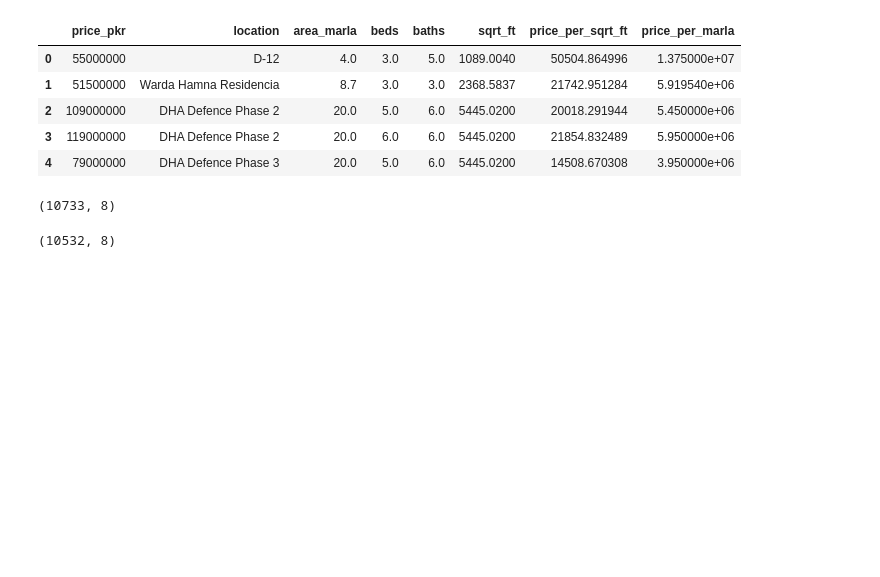
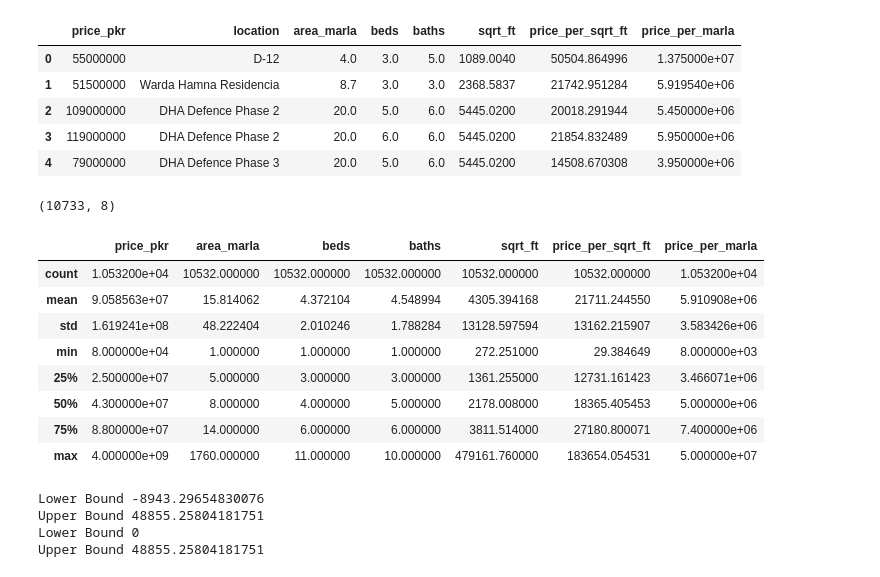
Before and after one commit to aliturab99/Islamabad_House_price_prediction_ML_Project, a Jupyter notebook: Zameen_com_Islamabad_Properties_Data_Science_Project.ipynb, the cells around one changed output. Cells and saved outputs as stored; diff of their text form; code cells hidden in the pictures; blank space fills up the shorter version.

```diff
--- a/Zameen_com_Islamabad_Properties_Data_Science_Project.ipynb
+++ b/Zameen_com_Islamabad_Properties_Data_Science_Project.ipynb
@@ -256,5 +258,37 @@ df5.shape
 df5 = df5[df5["sqrt_ft"]/df5["beds"] > 250]
 # %%
 df5.shape
+
+df6 = df5.copy()
-# %% [output]
-(10532, 8)
+# %%
+df6.describe()
+# %% [output]
+|  | price_pkr | area_marla | beds | baths | sqrt_ft | price_per_sqrt_ft | price_per_marla |
+| count | 1.053200e+04 | 10532.000000 | 10532.000000 | 10532.000000 | 10532.000000 | 10532.000000 | 1.053200e+04 |
+| mean | 9.058563e+07 | 15.814062 | 4.372104 | 4.548994 | 4305.394168 | 21711.244550 | 5.910908e+06 |
+| std | 1.619241e+08 | 48.222404 | 2.010246 | 1.788284 | 13128.597594 | 13162.215907 | 3.583426e+06 |
+| min | 8.000000e+04 | 1.000000 | 1.000000 | 1.000000 | 272.251000 | 29.384649 | 8.000000e+03 |
+| 25% | 2.500000e+07 | 5.000000 | 3.000000 | 3.000000 | 1361.255000 | 12731.161423 | 3.466071e+06 |
+| 50% | 4.300000e+07 | 8.000000 | 4.000000 | 5.000000 | 2178.008000 | 18365.405453 | 5.000000e+06 |
+| 75% | 8.800000e+07 | 14.000000 | 6.000000 | 6.000000 | 3811.514000 | 27180.800071 | 7.400000e+06 |
+| max | 4.000000e+09 | 1760.000000 | 11.000000 | 10.000000 | 479161.760000 | 183654.054531 | 5.000000e+07 |
+# %%
+q1 = df6["price_per_sqrt_ft"].quantile(0.25)
+q3 = df6["price_per_sqrt_ft"].quantile(0.75)
+iqr = q3 - q1
+
+lower_bound = q1 - 1.5 * iqr
+upper_bound = q3 + 1.5 * iqr
+
+print("Lower Bound", lower_bound)
+print("Upper Bound", upper_bound)
+
+lower_bound = 0 if lower_bound < 0 else lower_bound
+
+print("Lower Bound", lower_bound)
+print("Upper Bound", upper_bound)
+# %% [output]
+Lower Bound -8943.29654830076
+Upper Bound 48855.25804181751
+Lower Bound 0
+Upper Bound 48855.25804181751
```
Also changed, not shown: parts of 3 cells of this notebook.
